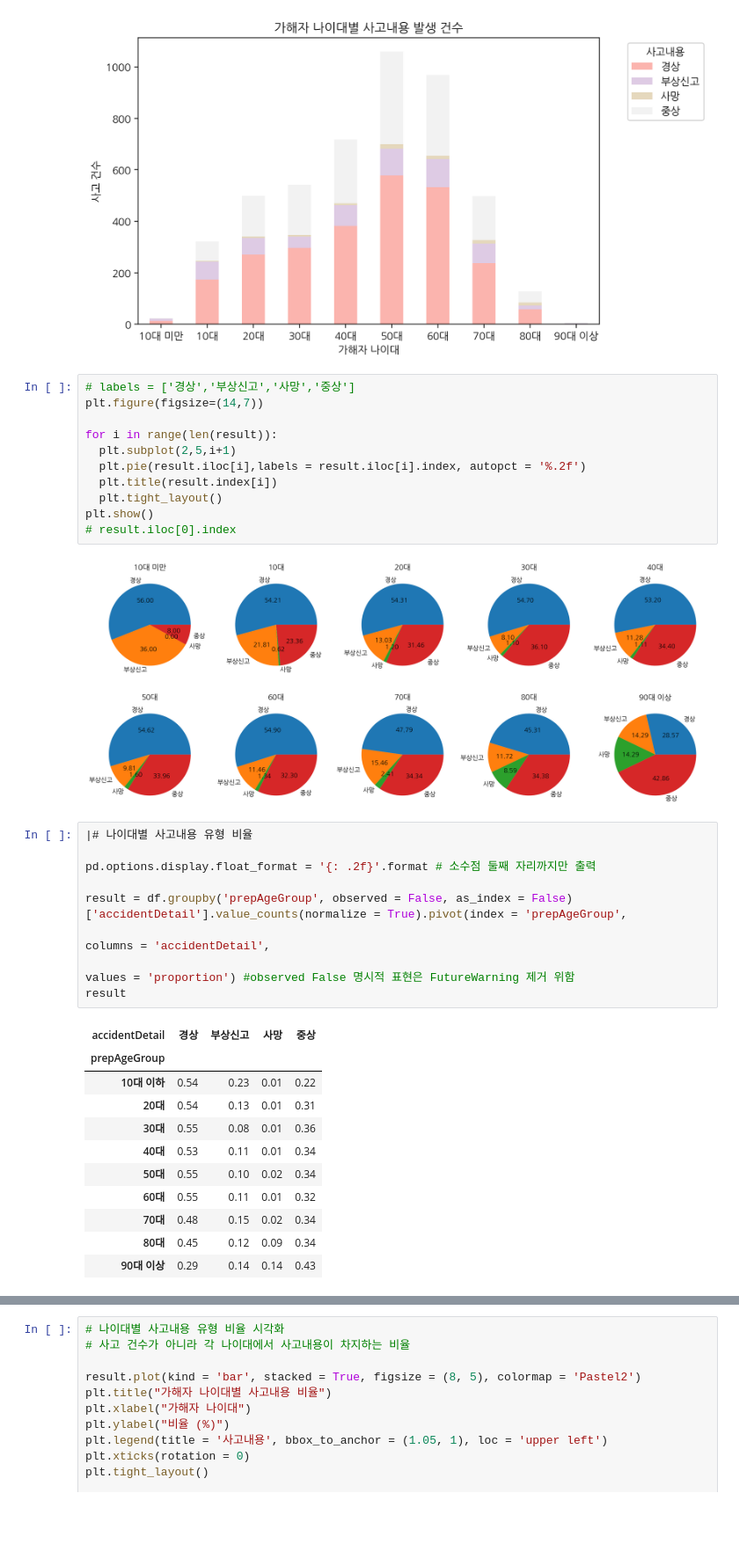
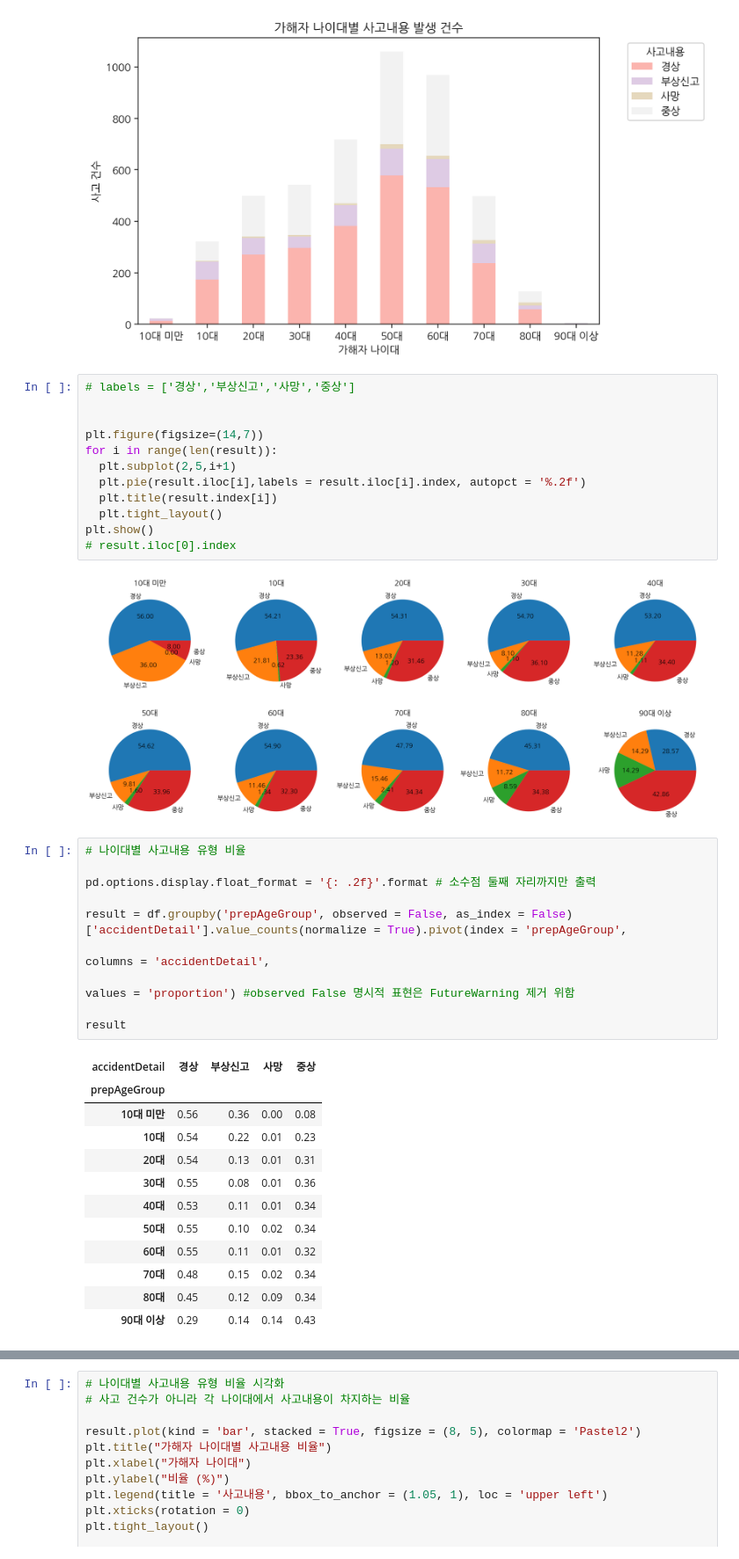
Before and after one commit to yeojeong735/25-BDA-TeamDP, a Jupyter notebook: 25_BDA_BikeCrash_TeamDP.ipynb, the cells around one changed output, grey strips where cells are left out. Shown at 88% size. Cells and saved outputs as stored; diff of their text form; blank space fills up the shorter version.

```diff
--- a/25_BDA_BikeCrash_TeamDP.ipynb
+++ b/25_BDA_BikeCrash_TeamDP.ipynb
@@ -515,8 +515,9 @@ plt.show()
 [figure]
 # %%
 # labels = ['경상','부상신고','사망','중상']
+
+
 plt.figure(figsize=(14,7))
-
 for i in range(len(result)):
   plt.subplot(2,5,i+1)
   plt.pie(result.iloc[i],labels = result.iloc[i].index, autopct = '%.2f')
@@ -527,18 +528,20 @@ plt.show()
 # %% [output]
 [figure]
 # %%
-|# 나이대별 사고내용 유형 비율
+# 나이대별 사고내용 유형 비율
 
 pd.options.display.float_format = '{: .2f}'.format # 소수점 둘째 자리까지만 출력
 
 result = df.groupby('prepAgeGroup', observed = False, as_index = False)['accidentDetail'].value_counts(normalize = True).pivot(index = 'prepAgeGroup',
                                                                                                            columns = 'accidentDetail',
                                                                                                            values = 'proportion') #observed False 명시적 표현은 FutureWarning 제거 위함
+
 result
 # %% [output]
 | accidentDetail | 경상 | 부상신고 | 사망 | 중상 |
 | prepAgeGroup |  |  |  |  |
-| 10대 이하 | 0.54 | 0.23 | 0.01 | 0.22 |
+| 10대 미만 | 0.56 | 0.36 | 0.00 | 0.08 |
+| 10대 | 0.54 | 0.22 | 0.01 | 0.23 |
 | 20대 | 0.54 | 0.13 | 0.01 | 0.31 |
 | 30대 | 0.55 | 0.08 | 0.01 | 0.36 |
 | 40대 | 0.53 | 0.11 | 0.01 | 0.34 |
```
Also changed, not shown: parts of 2 cells of this notebook.
